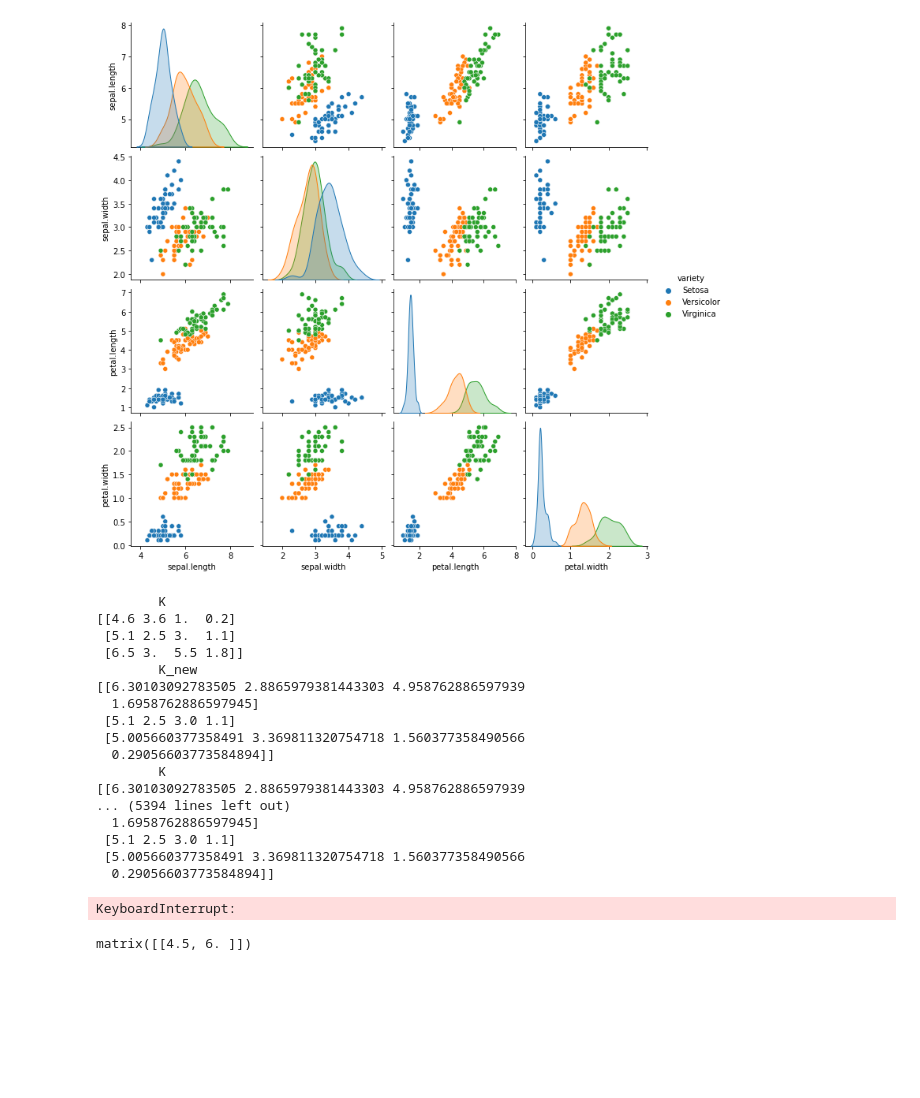
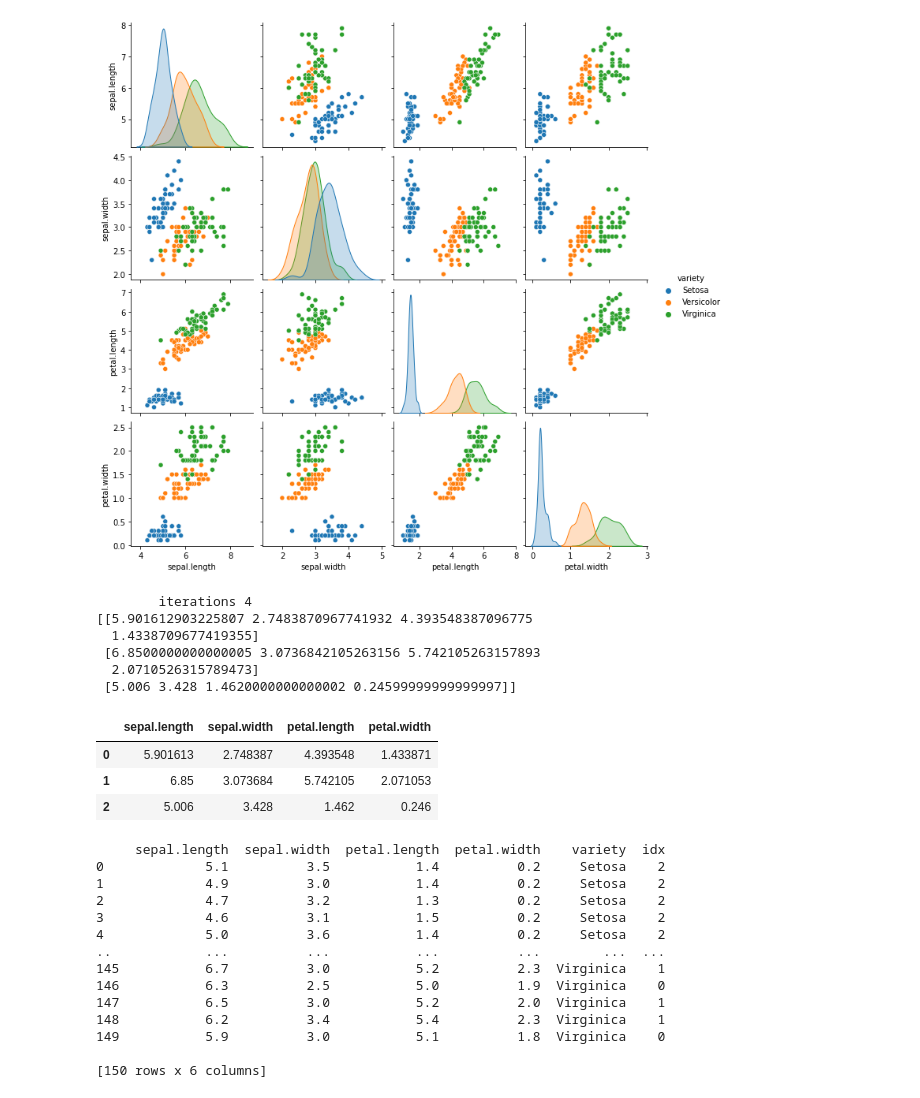
Before and after one commit to jeremy-jmc/ML_Algorithms, a Jupyter notebook: S10_K_means.ipynb, the cells around one changed output. Cells and saved outputs as stored; diff of their text form; code cells hidden in the pictures; blank space fills up the shorter version.

```diff
--- a/S10_K_means.ipynb
+++ b/S10_K_means.ipynb
@@ -93,26 +98,0 @@ k = K_Means(d, 3)
-# %%
-clusters = k.execute()
-# %% [output]
-        K
-[[4.6 3.6 1.  0.2]
- [5.1 2.5 3.  1.1]
- [6.5 3.  5.5 1.8]]
-        K_new
-[[6.30103092783505 2.8865979381443303 4.958762886597939
-  1.6958762886597945]
- [5.1 2.5 3.0 1.1]
- [5.005660377358491 3.369811320754718 1.560377358490566
-  0.29056603773584894]]
-        K
-[[6.30103092783505 2.8865979381443303 4.958762886597939
-... (5394 lines left out)
-  1.6958762886597945]
- [5.1 2.5 3.0 1.1]
- [5.005660377358491 3.369811320754718 1.560377358490566
-  0.29056603773584894]]
-KeyboardInterrupt:
-# %%
-mt = np.matrix([[5, 10], [4, 2]])
-mt.mean(axis=0)
-# %% [output]
-matrix([[4.5, 6. ]])
@@ -118,0 +101,37 @@ matrix([[4.5, 6. ]])
+# %%
+# print(d.shape)
+kernels, clusters = k.execute(d)
+df['idx'] = clusters['cluster']
+print(kernels)
+kernels = pd.DataFrame(kernels, columns=cols)
+# %% [output]
+        iterations 4
+[[5.901612903225807 2.7483870967741932 4.393548387096775
+  1.4338709677419355]
+ [6.8500000000000005 3.0736842105263156 5.742105263157893
+  2.0710526315789473]
+ [5.006 3.428 1.4620000000000002 0.24599999999999997]]
+# %%
+kernels
+# %% [output]
+|  | sepal.length | sepal.width | petal.length | petal.width |
+| 0 | 5.901613 | 2.748387 | 4.393548 | 1.433871 |
+| 1 | 6.85 | 3.073684 | 5.742105 | 2.071053 |
+| 2 | 5.006 | 3.428 | 1.462 | 0.246 |
+# %%
+print(df)
+# %% [output]
+     sepal.length  sepal.width  petal.length  petal.width    variety  idx
+0             5.1          3.5           1.4          0.2     Setosa    2
+1             4.9          3.0           1.4          0.2     Setosa    2
+2             4.7          3.2           1.3          0.2     Setosa    2
+3             4.6          3.1           1.5          0.2     Setosa    2
+4             5.0          3.6           1.4          0.2     Setosa    2
+..            ...          ...           ...          ...        ...  ...
+145           6.7          3.0           5.2          2.3  Virginica    1
+146           6.3          2.5           5.0          1.9  Virginica    0
+147           6.5          3.0           5.2          2.0  Virginica    1
+148           6.2          3.4           5.4          2.3  Virginica    1
+149           5.9          3.0           5.1          1.8  Virginica    0
+
+[150 rows x 6 columns]
```
Also changed, not shown: parts of 7 cells of this notebook, 7 other files.
